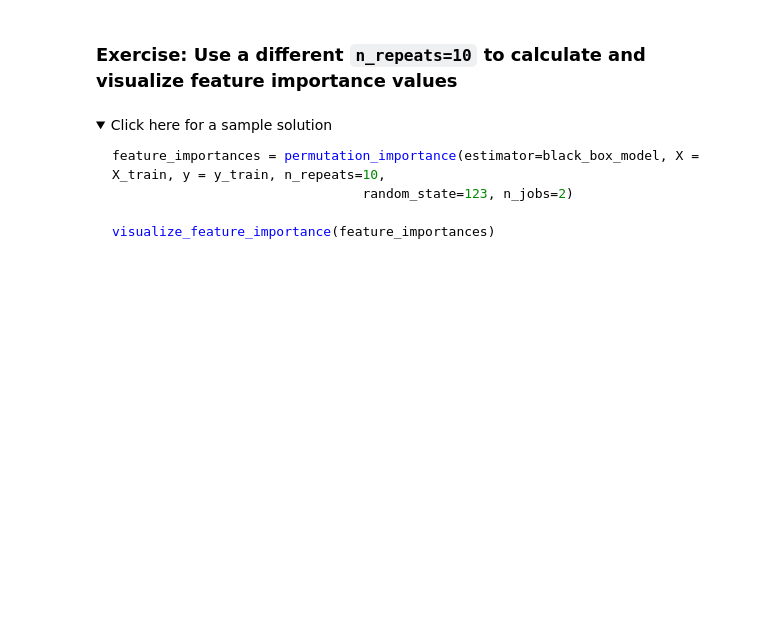
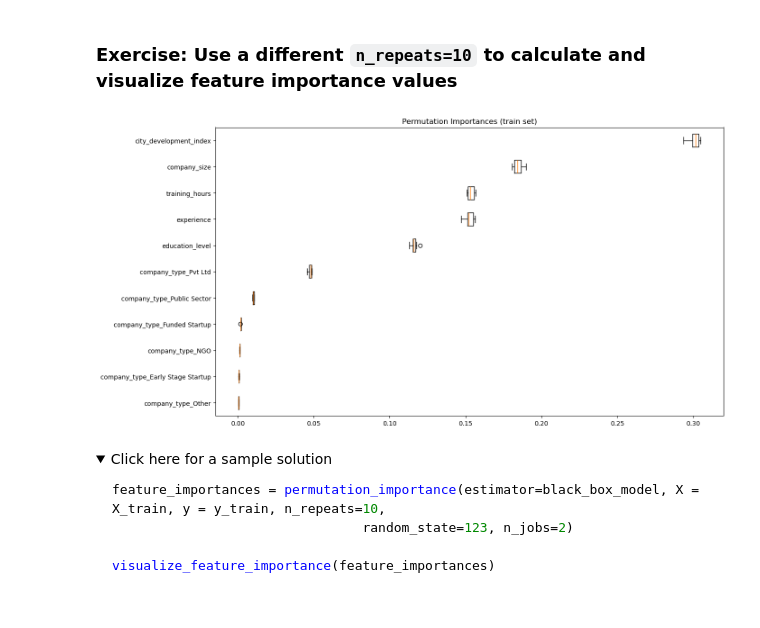
Before and after one commit to Kasheme/IBM-ML-Course-Repo, a Jupyter notebook: Classification/Model Interpretability/lab_jupyter_model-explanations.ipynb, the cells around one changed output. Saved outputs shown, nothing was run; the diff lists cells and outputs as text; code cells hidden in the pictures; folded sections open; blank space fills up the shorter version.

Commit message:
Model-agnostic explanations lab

```diff
--- a/Classification/Model Interpretability/lab_jupyter_model-explanations.ipynb
+++ b/Classification/Model Interpretability/lab_jupyter_model-explanations.ipynb
@@ -181,8 +175,8 @@ def visualize_feature_importance(importance_array):
     sorted_idx = importance_array.importances_mean.argsort()
     # Visualize the feature importances using boxplot
     fig, ax = plt.subplots()
-    fig.set_figwidth(16)
-    fig.set_figheight(10)
+    fig.set_figwidth(12)
+    fig.set_figheight(7)
     fig.tight_layout()
     ax.boxplot(importance_array.importances[sorted_idx].T,
                vert=False, labels=X_train.columns[sorted_idx])
@@ -197,6 +193,10 @@ Now you should see a box plot show ranked feature importances, and we can see th
 # %%
 # Type your answer here
 # Update n_repeats=10 and recalculate and visualize feature importance
+feature_importances = permutation_importance(estimator=black_box_model, X=X_train, y=y_train, n_repeats=10, n_jobs=2, random_state=123)
+visualize_feature_importance(feature_importances)
+# %% [output]
+[figure, added]
 # %% [markdown]
 <details><summary>Click here for a sample solution</summary>
 
```
Also changed, not shown: parts of 24 cells of this notebook.
